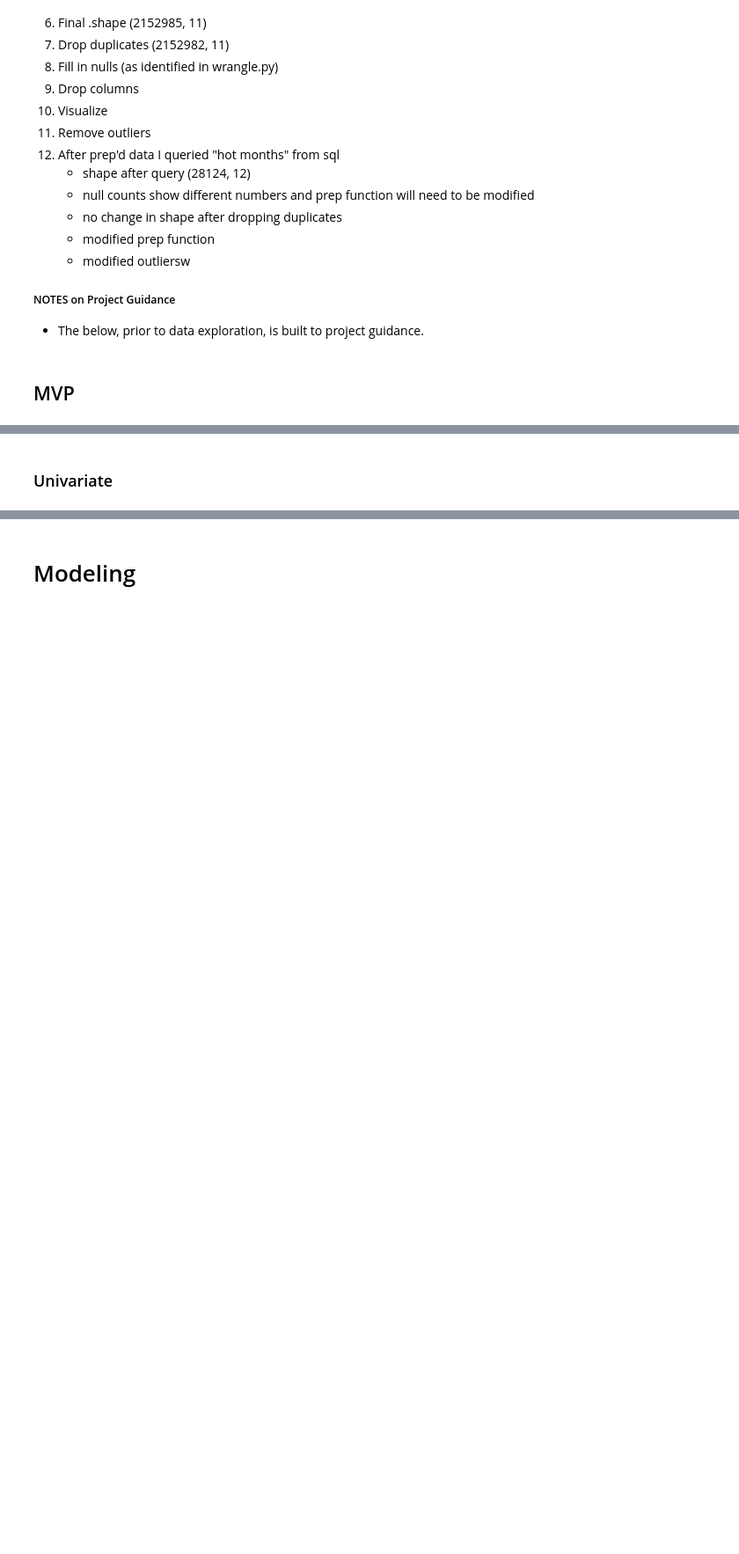
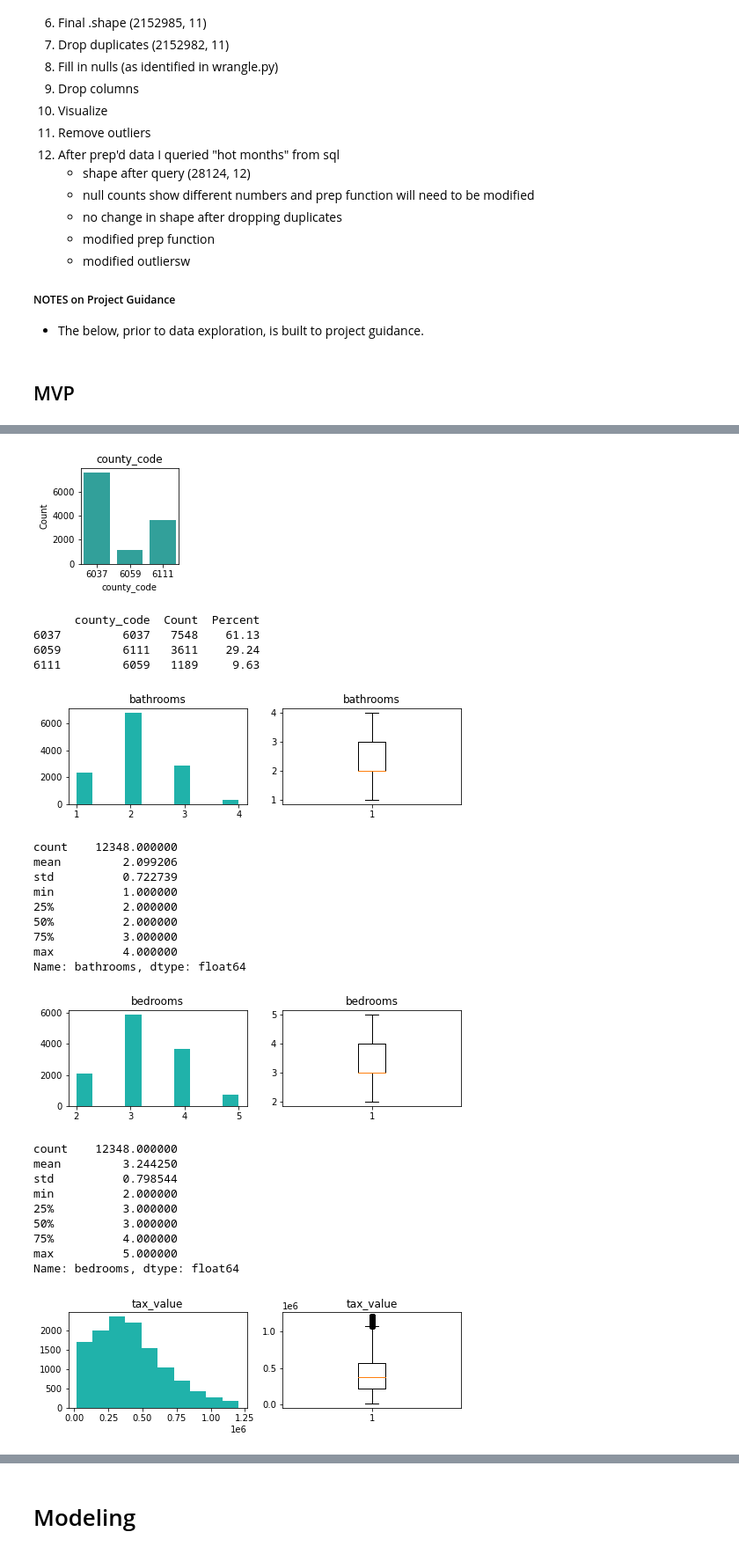
Before and after one commit to hrodjr/estimating_home_value_regression_project, a Jupyter notebook: scratch_notebook.ipynb, the cells around one changed output, grey strips where cells are left out. Shown at 88% size. Saved outputs shown, nothing was run; the diff lists cells and outputs as text; code cells hidden in the pictures; blank space fills up the shorter version.

```diff
--- a/scratch_notebook.ipynb
+++ b/scratch_notebook.ipynb
@@ -245,0 +141,5 @@ wrangle.get_box(df)
+# %%
+train, validate, test = wrangle.train_validate_test_split(df)
+print(f'train: {train.shape}')
+print(f'validate: {validate.shape}')
+print(f'test: {test.shape}')
@@ -250,3 +160 @@ wrangle.get_box(df)
 2. Visualizations to support main points.
-# %% [markdown]
-### Univariate
@@ -254,0 +161,30 @@ explore.explore_univariate(train, cat_vars, quant_vars)
+# %%
+explore.explore_univariate(train, cat_vars = ['county_code'], quant_vars = ['bathrooms', 'bedrooms', 'tax_value',
+                                                                            'square_feet', 'age', 'tax_rate'])
+# %% [output]
+[figure, added]
+      county_code  Count  Percent
+6037         6037   7548    61.13
+6059         6111   3611    29.24
+6111         6059   1189     9.63
+[figure, added]
+count    12348.000000
+mean         2.099206
+std          0.722739
+min          1.000000
+25%          2.000000
+50%          2.000000
+75%          3.000000
+max          4.000000
+Name: bathrooms, dtype: float64
+[figure, added]
+count    12348.000000
+mean         3.244250
+std          0.798544
+min          2.000000
+25%          3.000000
+50%          3.000000
+75%          4.000000
+max          5.000000
+Name: bedrooms, dtype: float64
+[figure, added]
```
Also changed, not shown: parts of 49 cells of this notebook, 3 other files.
